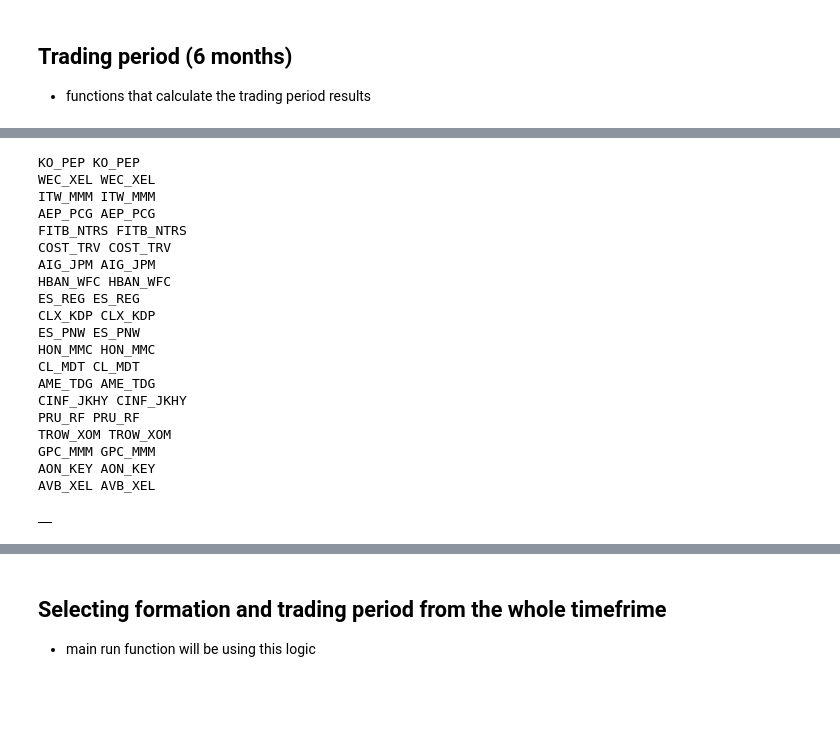
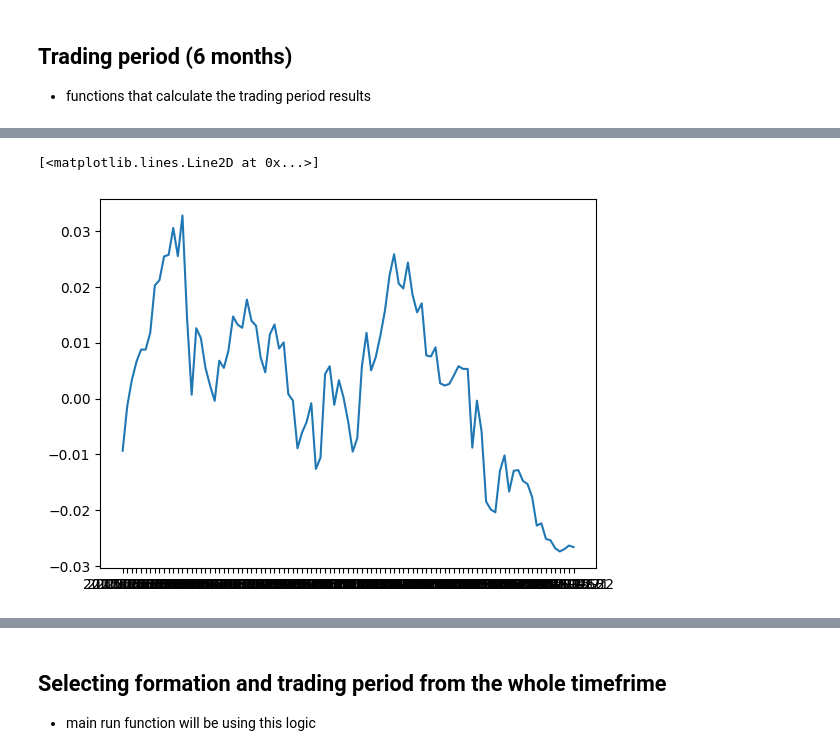
Before and after one commit to J4KU81409/master_thesis, a Jupyter notebook: stock_selection_hossein.ipynb, the cells around one changed output, grey strips where cells are left out. Cells and saved outputs as stored; diff of their text form; code cells hidden in the pictures; blank space fills up the shorter version.

```diff
--- a/stock_selection_hossein.ipynb
+++ b/stock_selection_hossein.ipynb
@@ -234,9 +234,10 @@ XXXXXXXXXXXXXXXXXXXXXXXXXXXXXXXXXXXXXXXXXXXXXXXXXXXXXXXXXXXXXXXXXXXXXXXXXXXXXXXX
 ## Trading period (6 months)
 - functions that calculate the trading period results
 # %%
-def calculate_spread(stocks: pd.DataFrame, portfolio: pd.DataFrame) -> pd.DataFrame:
+def calculate_portfolio_spread(stocks: pd.DataFrame, portfolio: pd.DataFrame) -> pd.DataFrame:
     """
-    Calculates spread and normalized spread for all pairs based on the beta coefficient estimated during the formation period.
+    Calculates spread and normalized spread for all 20 pairs of the portfolio based on the beta coefficient and parameters
+    estimated during the formation period.
 
     Params:
     stocks: 6 month trading period stock dataframe.
@@ -265,5 +266,7 @@ def calculate_spread(stocks: pd.DataFrame, portfolio: pd.DataFrame) -> pd.DataFr
     return spread_df, spread_df_normalized
 
 stocks_trading = stocks.iloc[101:200]
-trading_df, trading_df_normalized = calculate_spread(stocks_trading, portfolio)
-trading_df
+spread_df, spread_df_normalized = calculate_portfolio_spread(stocks_trading, portfolio)
+
+#spread_df.to_csv("C:/Users/adamt/OneDrive - Wirtschaftsuniversität Wien - IT-SERVICES/Desktop/masterThesis/test_files/calculate_portfolio_spread_test_result.csv")
+#spread_df_normalized.to_csv("C:/Users/adamt/OneDrive - Wirtschaftsuniversität Wien - IT-SERVICES/Desktop/masterThesis/test_files/calculate_portfolio_spread_norm_test_result.csv")
@@ -291,44 +273,5 @@ plt.plot(trading_df_normalized["KO_PEP"])
-# %%
-def trade_portfolio(stocks: pd.DataFrame, portfolio: pd.DataFrame) -> pd.DataFrame:
-    """
-    Calculates the trading period spread of the selected pairs from the formation period
-    Also calculate the normalized spread using the portfolio parameters.
-
-    Parameters:
-    stocks: the trading period stocks DataFrame (6 months)
-    portfolio: contains 20 pairs of stocks to trade along with the parameters.
-
-    Returns:
-    DataFrame containing the daily returns if a trade was entered.
-    """
-    spread_df, spread_normalized = calculate_spread(stocks, portfolio)
-    trade_df = pd.DataFrame()
-
-    for pair, pair_norm in zip(spread_df.columns, spread_normalized.columns):
-        print(pair, pair_norm)
-
-    return trade_df
-
-trade_portfolio(stocks_trading, portfolio)
-# %% [output]
-KO_PEP KO_PEP
-WEC_XEL WEC_XEL
-ITW_MMM ITW_MMM
-AEP_PCG AEP_PCG
-FITB_NTRS FITB_NTRS
-COST_TRV COST_TRV
-AIG_JPM AIG_JPM
-HBAN_WFC HBAN_WFC
-ES_REG ES_REG
-CLX_KDP CLX_KDP
-ES_PNW ES_PNW
-HON_MMC HON_MMC
-CL_MDT CL_MDT
-AME_TDG AME_TDG
-CINF_JKHY CINF_JKHY
-PRU_RF PRU_RF
-TROW_XOM TROW_XOM
-GPC_MMM GPC_MMM
-AON_KEY AON_KEY
-AVB_XEL AVB_XEL
-|  |
+# %%
+plt.plot(spread_df["KO_PEP"])
+# %% [output]
+[<matplotlib.lines.Line2D at 0x...>]
+[figure, added]
```
Also changed, not shown: parts of 8 cells of this notebook.
